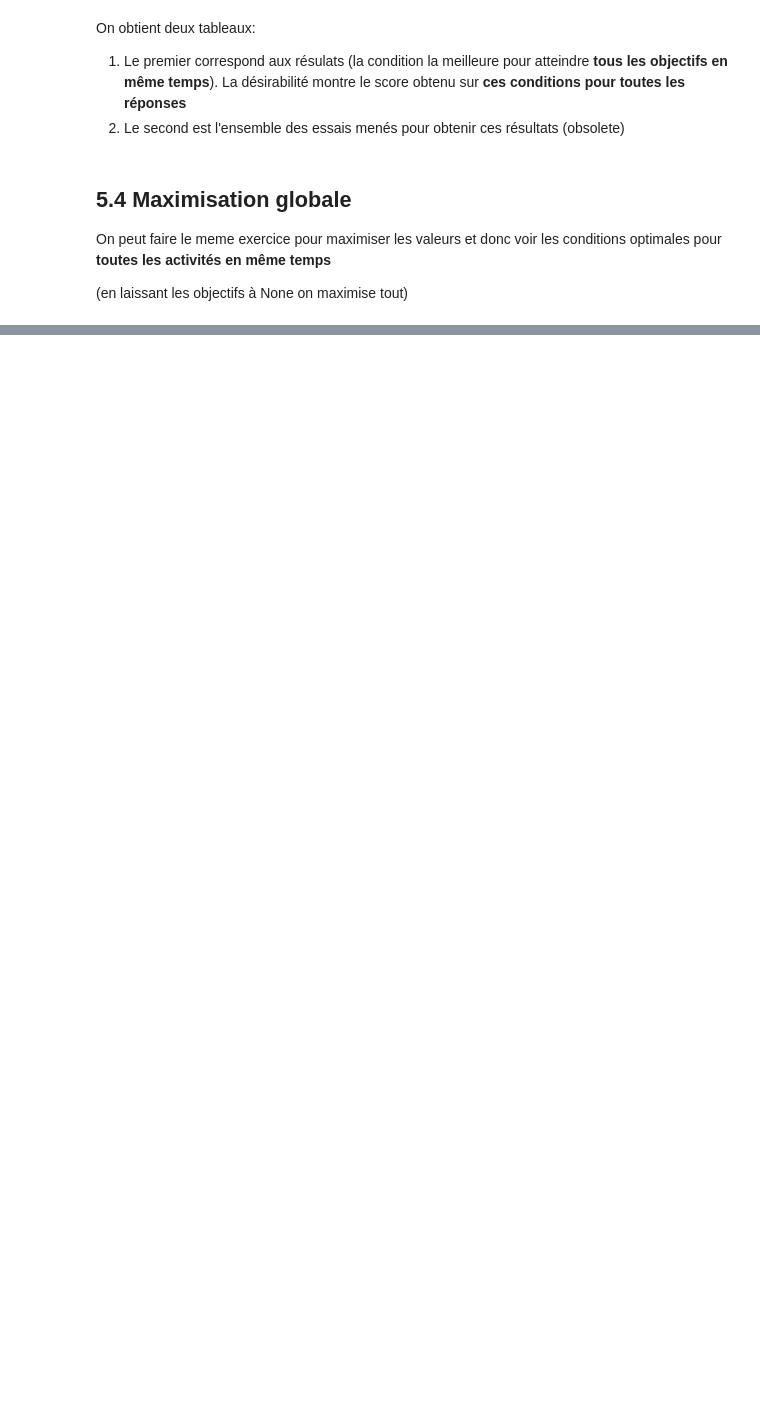
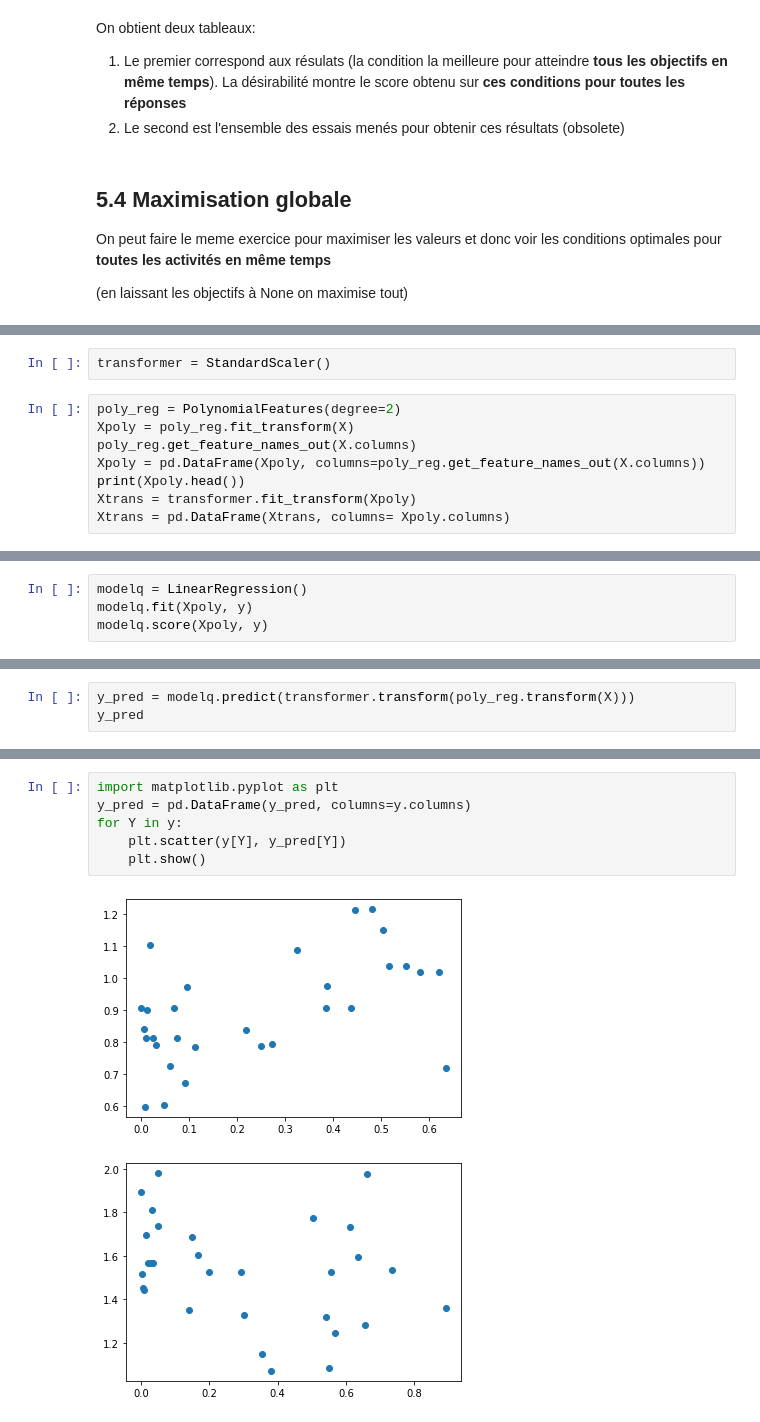
Before and after one commit to Pyonysos/lestpy, a Jupyter notebook: valentine.ipynb, the cells around one changed output, grey strips where cells are left out. Cells and saved outputs as stored; diff of their text form; blank space fills up the shorter version.

```diff
--- a/valentine.ipynb
+++ b/valentine.ipynb
@@ -173,0 +440,10 @@ model.optimize(domain, maximiser)
+# %%
+transformer = StandardScaler()
+# %%
+poly_reg = PolynomialFeatures(degree=2)
+Xpoly = poly_reg.fit_transform(X)
+poly_reg.get_feature_names_out(X.columns)
+Xpoly = pd.DataFrame(Xpoly, columns=poly_reg.get_feature_names_out(X.columns))
+print(Xpoly.head())
+Xtrans = transformer.fit_transform(Xpoly)
+Xtrans = pd.DataFrame(Xtrans, columns= Xpoly.columns)
@@ -173,0 +468,4 @@ model.optimize(domain, maximiser)
+# %%
+modelq = LinearRegression()
+modelq.fit(Xpoly, y)
+modelq.score(Xpoly, y)
@@ -173,0 +474,3 @@ model.optimize(domain, maximiser)
+# %%
+y_pred = modelq.predict(transformer.transform(poly_reg.transform(X)))
+y_pred
@@ -173,0 +495,9 @@ model.optimize(domain, maximiser)
+# %%
+import matplotlib.pyplot as plt
+y_pred = pd.DataFrame(y_pred, columns=y.columns)
+for Y in y:
+    plt.scatter(y[Y], y_pred[Y])
+    plt.show()
+# %% [output]
+[figure, added]
+[figure, added]
```
Also changed, not shown: parts of 28 cells of this notebook, 8 other files.
